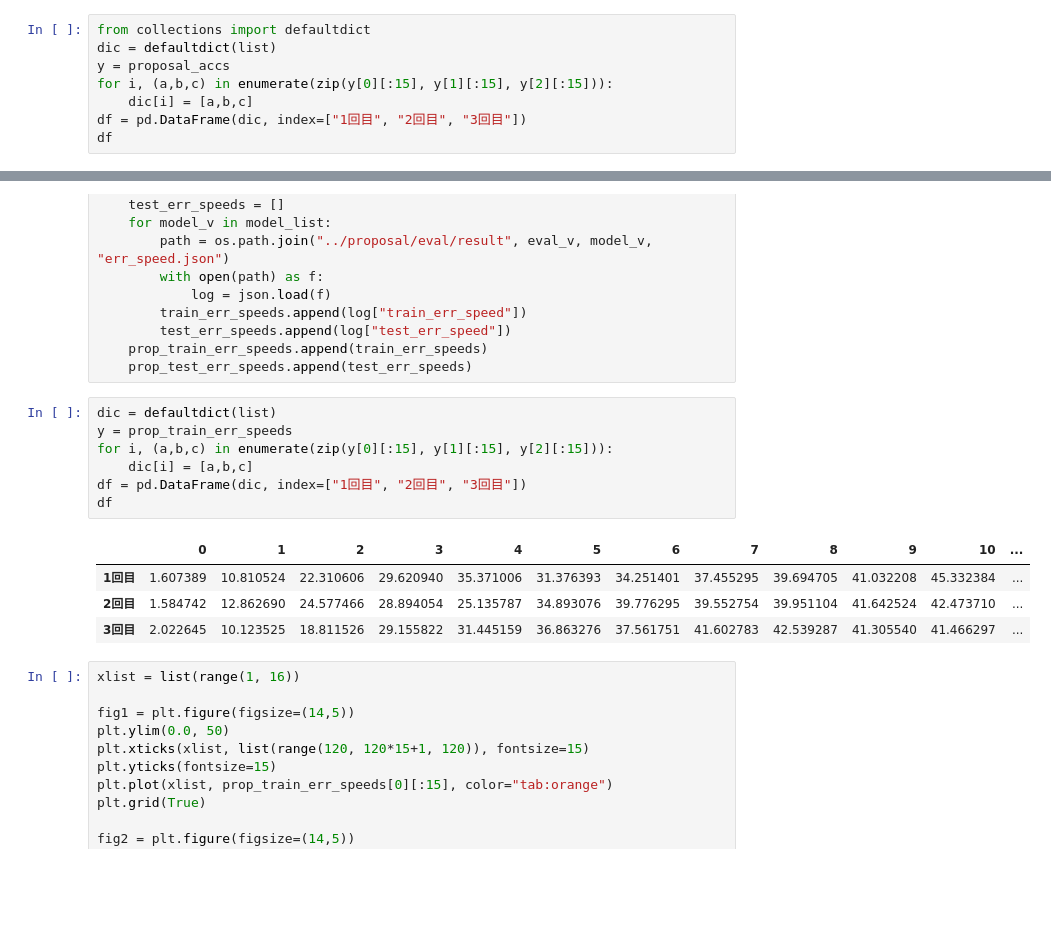
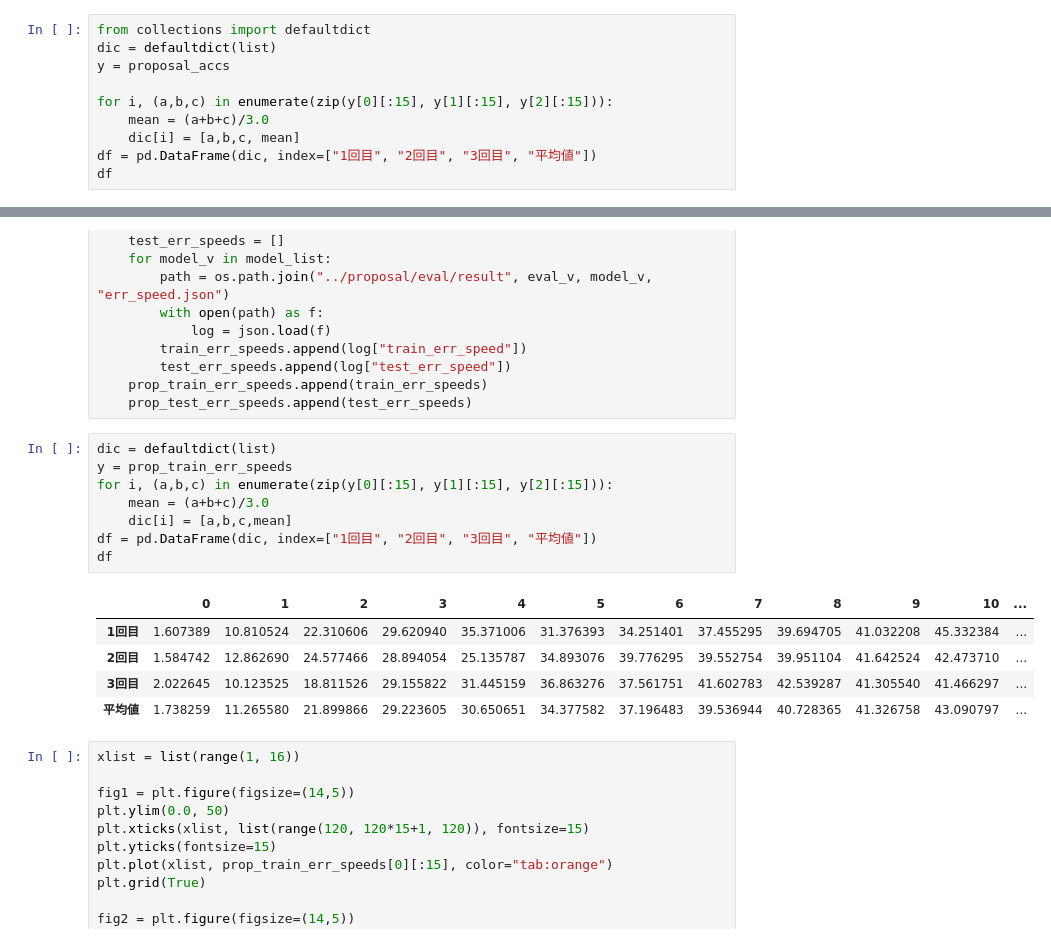
Before and after one commit to takitaki7474/m2-research-prototype, a Jupyter notebook: notebook/eval/result.ipynb, the cells around one changed output, grey strips where cells are left out. Cells and saved outputs as stored; diff of their text form; blank space fills up the shorter version.

```diff
--- a/notebook/eval/result.ipynb
+++ b/notebook/eval/result.ipynb
@@ -25,9 +25,11 @@ for eval_v in eval_list:
 from collections import defaultdict
 dic = defaultdict(list)
 y = proposal_accs
+
 for i, (a,b,c) in enumerate(zip(y[0][:15], y[1][:15], y[2][:15])):
-    dic[i] = [a,b,c]
-df = pd.DataFrame(dic, index=["1回目", "2回目", "3回目"])
+    mean = (a+b+c)/3.0
+    dic[i] = [a,b,c, mean]
+df = pd.DataFrame(dic, index=["1回目", "2回目", "3回目", "平均値"])
 df
 # %% [output]
 |  | 0 | 1 | 2 | 3 | 4 | 5 | 6 | 7 | 8 | 9 | 10 | ... |
@@ -83,15 +86,17 @@ for eval_v in eval_list:
 # %%
 dic = defaultdict(list)
 y = prop_train_err_speeds
 for i, (a,b,c) in enumerate(zip(y[0][:15], y[1][:15], y[2][:15])):
-    dic[i] = [a,b,c]
-df = pd.DataFrame(dic, index=["1回目", "2回目", "3回目"])
+    mean = (a+b+c)/3.0
+    dic[i] = [a,b,c,mean]
+df = pd.DataFrame(dic, index=["1回目", "2回目", "3回目", "平均値"])
 df
 # %% [output]
 |  | 0 | 1 | 2 | 3 | 4 | 5 | 6 | 7 | 8 | 9 | 10 | ... |
 | 1回目 | 1.607389 | 10.810524 | 22.310606 | 29.620940 | 35.371006 | 31.376393 | 34.251401 | 37.455295 | 39.694705 | 41.032208 | 45.332384 | ... |
 | 2回目 | 1.584742 | 12.862690 | 24.577466 | 28.894054 | 25.135787 | 34.893076 | 39.776295 | 39.552754 | 39.951104 | 41.642524 | 42.473710 | ... |
 | 3回目 | 2.022645 | 10.123525 | 18.811526 | 29.155822 | 31.445159 | 36.863276 | 37.561751 | 41.602783 | 42.539287 | 41.305540 | 41.466297 | ... |
+| 平均値 | 1.738259 | 11.265580 | 21.899866 | 29.223605 | 30.650651 | 34.377582 | 37.196483 | 39.536944 | 40.728365 | 41.326758 | 43.090797 | ... |
 # %%
 xlist = list(range(1, 16))
 
```
Also changed, not shown: parts of 2 cells of this notebook.
